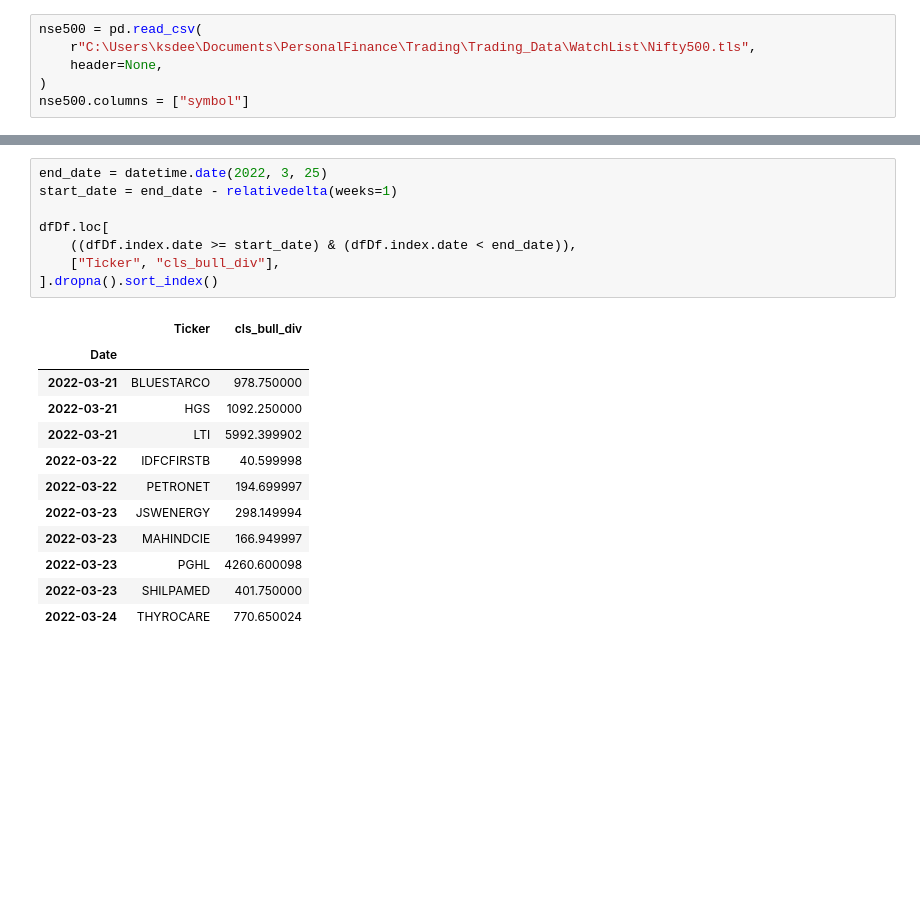
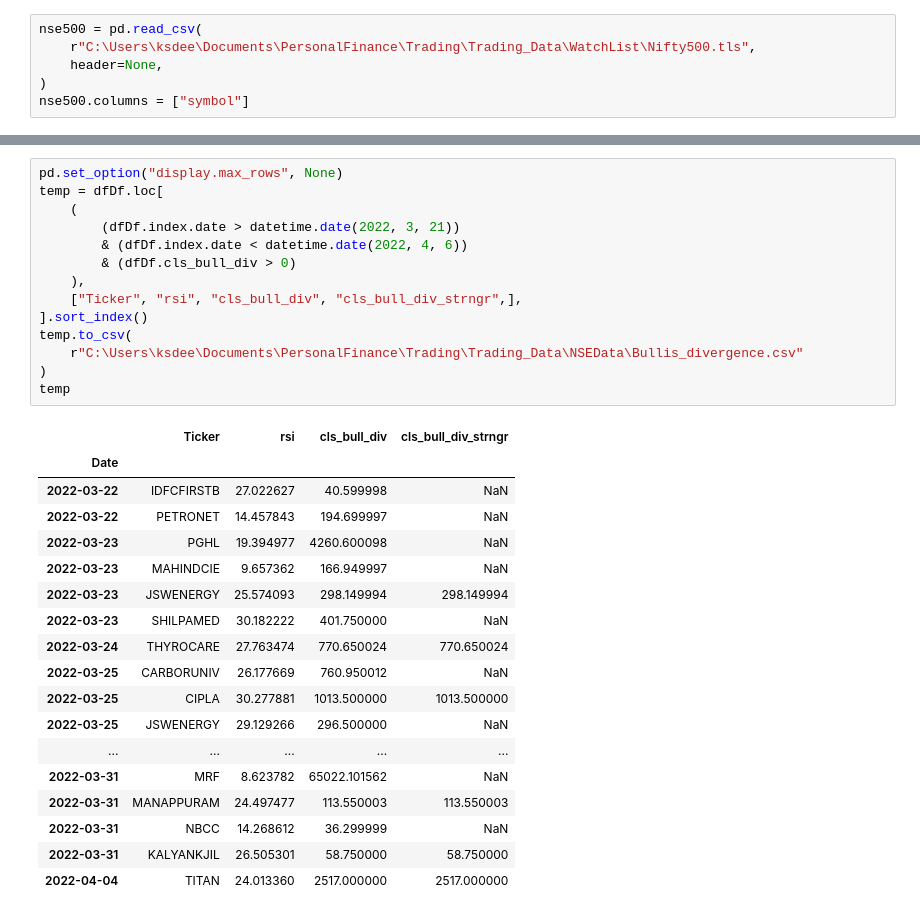
Before and after one commit to ksdeep/Trading, a Jupyter notebook: src/findHigherHighAndHigherLow.ipynb, the cells around one changed output, grey strips where cells are left out. Drawn from its saved outputs; the diff is of its cells as text; blank space fills up the shorter version.

```diff
--- a/src/findHigherHighAndHigherLow.ipynb
+++ b/src/findHigherHighAndHigherLow.ipynb
@@ -201,21 +202,33 @@ See the caveats in the documentation: https://pandas.pydata.org/pandas-docs/stab
-# %%
-end_date = datetime.date(2022, 3, 25)
-start_date = end_date - relativedelta(weeks=1)
-
-dfDf.loc[
-    ((dfDf.index.date >= start_date) & (dfDf.index.date < end_date)),
-    ["Ticker", "cls_bull_div"],
-].dropna().sort_index()
-# %% [output]
-|  | Ticker | cls_bull_div |
-| Date |  |  |
-| 2022-03-21 | BLUESTARCO | 978.750000 |
-| 2022-03-21 | HGS | 1092.250000 |
-| 2022-03-21 | LTI | 5992.399902 |
-| 2022-03-22 | IDFCFIRSTB | 40.599998 |
-| 2022-03-22 | PETRONET | 194.699997 |
-| 2022-03-23 | JSWENERGY | 298.149994 |
-| 2022-03-23 | MAHINDCIE | 166.949997 |
-| 2022-03-23 | PGHL | 4260.600098 |
-| 2022-03-23 | SHILPAMED | 401.750000 |
-| 2022-03-24 | THYROCARE | 770.650024 |
+# %%
+pd.set_option("display.max_rows", None)
+temp = dfDf.loc[
+    (
+        (dfDf.index.date > datetime.date(2022, 3, 21))
+        & (dfDf.index.date < datetime.date(2022, 4, 6))
+        & (dfDf.cls_bull_div > 0)
+    ),
+    ["Ticker", "rsi", "cls_bull_div", "cls_bull_div_strngr",],
+].sort_index()
+temp.to_csv(
+    r"C:\Users\ksdee\Documents\PersonalFinance\Trading\Trading_Data\NSEData\Bullis_divergence.csv"
+)
+temp
+# %% [output]
+|  | Ticker | rsi | cls_bull_div | cls_bull_div_strngr |
+| Date |  |  |  |  |
+| 2022-03-22 | IDFCFIRSTB | 27.022627 | 40.599998 | NaN |
+| 2022-03-22 | PETRONET | 14.457843 | 194.699997 | NaN |
+| 2022-03-23 | PGHL | 19.394977 | 4260.600098 | NaN |
+| 2022-03-23 | MAHINDCIE | 9.657362 | 166.949997 | NaN |
+| 2022-03-23 | JSWENERGY | 25.574093 | 298.149994 | 298.149994 |
+| 2022-03-23 | SHILPAMED | 30.182222 | 401.750000 | NaN |
+| 2022-03-24 | THYROCARE | 27.763474 | 770.650024 | 770.650024 |
+| 2022-03-25 | CARBORUNIV | 26.177669 | 760.950012 | NaN |
+| 2022-03-25 | CIPLA | 30.277881 | 1013.500000 | 1013.500000 |
+| 2022-03-25 | JSWENERGY | 29.129266 | 296.500000 | NaN |
+| ... | ... | ... | ... | ... |
+| 2022-03-31 | MRF | 8.623782 | 65022.101562 | NaN |
+| 2022-03-31 | MANAPPURAM | 24.497477 | 113.550003 | 113.550003 |
+| 2022-03-31 | NBCC | 14.268612 | 36.299999 | NaN |
+| 2022-03-31 | KALYANKJIL | 26.505301 | 58.750000 | 58.750000 |
+| 2022-04-04 | TITAN | 24.013360 | 2517.000000 | 2517.000000 |
```
Also changed, not shown: parts of 7 cells of this notebook, 19 other files.
